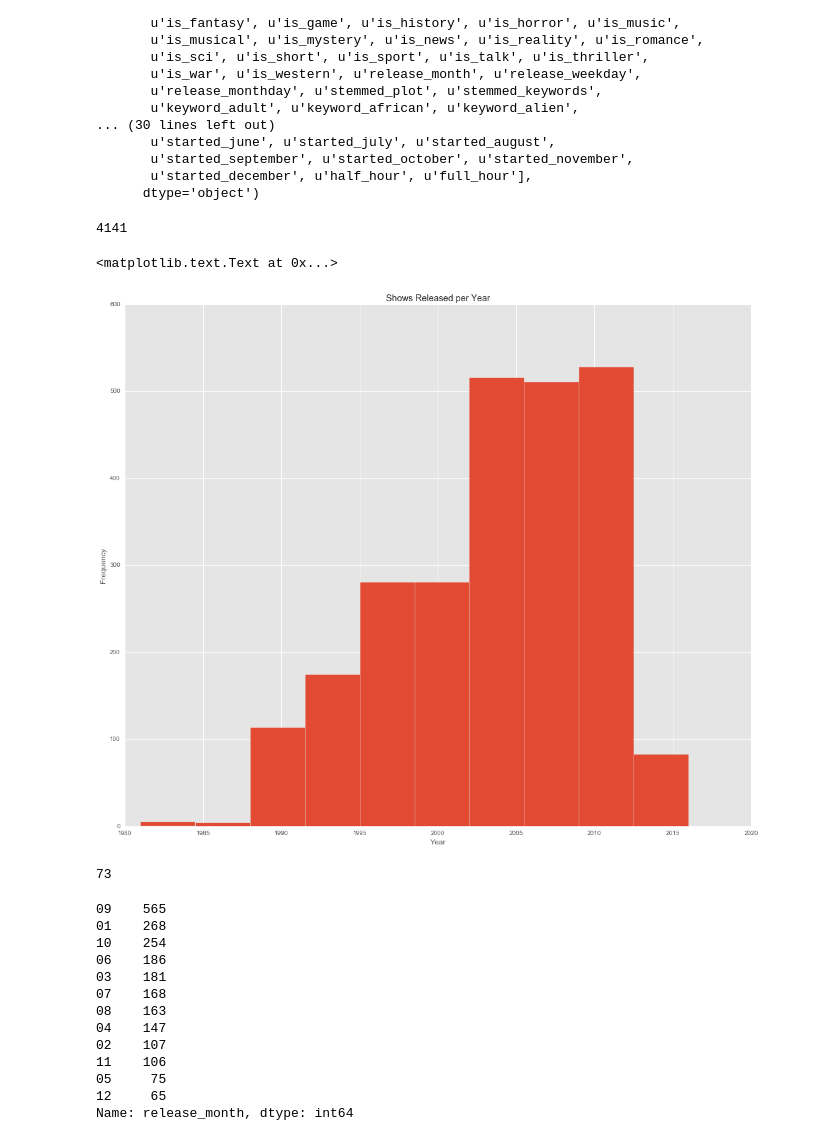
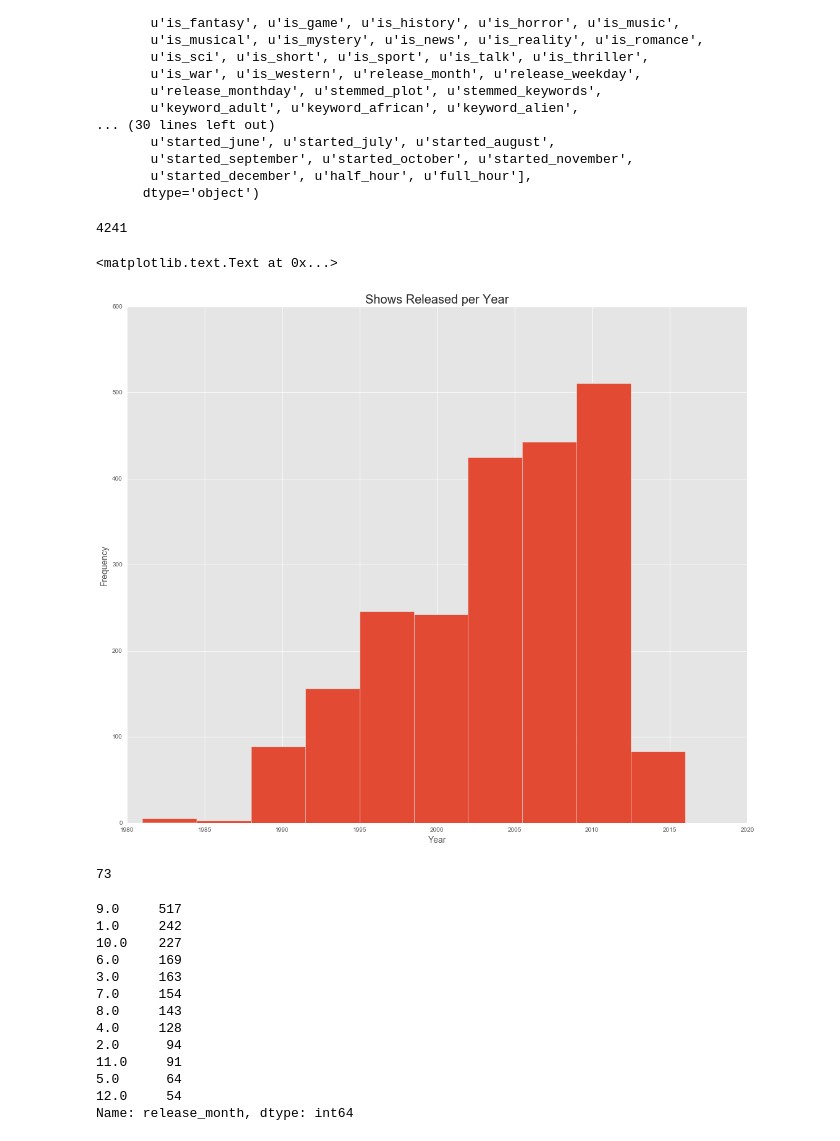
Before and after one commit to cgeppig/Will_My_Show_Get_Cancelled, a Jupyter notebook: Capstone_plotting.ipynb, the cells around one changed output. Drawn from its saved outputs; the diff is of its cells as text; code cells hidden in the pictures.

Commit message:
fixed release date dummy variables

```diff
--- a/Capstone_plotting.ipynb
+++ b/Capstone_plotting.ipynb
@@ -15,6 +15,8 @@ pd.set_option("display.max_rows", 200)
 shows = pd.read_csv('good_shows_data2.csv')
 # %%
 shows = shows[shows['first_year']>=1980]
+# %%
+shows = shows[shows['seasons'] != 0]
 # %%
 shows['release_date'] = shows['release_date'].dropna().apply(lambda x: datetime.strptime(x, '%Y-%m-%d'))
 # %%
@@ -120,17 +124,17 @@ Index([u'json', u'title_rough', u'check', u'title', u'imdb_id', u'big_json',
 # %%
 shows.isnull().sum().sum()
 # %% [output]
-4141
+4241
 # %%
 plt.figure(figsize=(18, 15))
 plt.hist(shows['first_year'])
-plt.title('Shows Released per Year')
-plt.xlabel('Year')
-plt.ylabel('Frequency')
+plt.title('Shows Released per Year', fontsize=20)
+plt.xlabel('Year', fontsize=14)
+plt.ylabel('Frequency', fontsize=14)
 # plt.xlim((1980, 2016))
 # %% [output]
 <matplotlib.text.Text at 0x...>
-[figure, old version]
+[figure, new version]
 # %%
 shows['is_fantasy'].sum()
 # %% [output]
@@ -138,16 +142,16 @@ shows['is_fantasy'].sum()
 # %%
 shows['release_month'].value_counts()
 # %% [output]
-09    565
-01    268
-10    254
-06    186
-03    181
-07    168
-08    163
-04    147
-02    107
-11    106
-05     75
-12     65
+9.0     517
+1.0     242
+10.0    227
+6.0     169
+3.0     163
+7.0     154
+8.0     143
+4.0     128
+2.0      94
+11.0     91
+5.0      64
+12.0     54
 Name: release_month, dtype: int64
```
Also changed, not shown: parts of 23 cells of this notebook, 3 other files.
